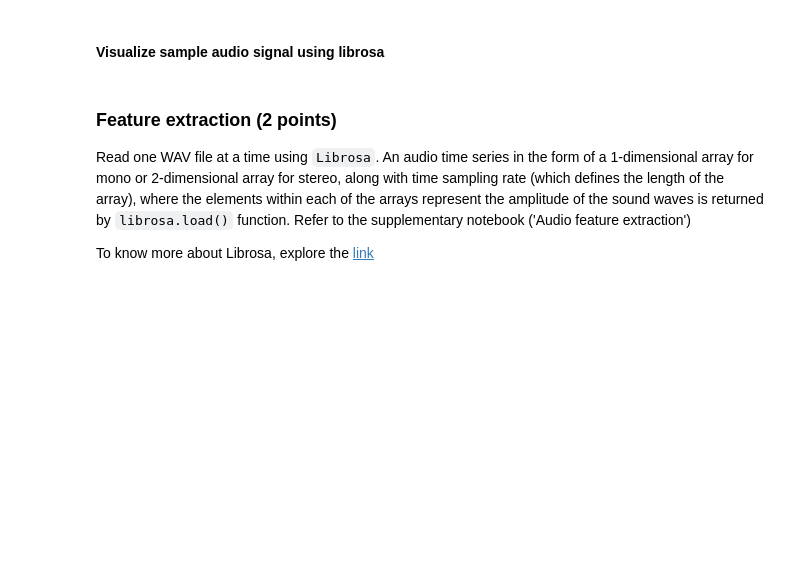
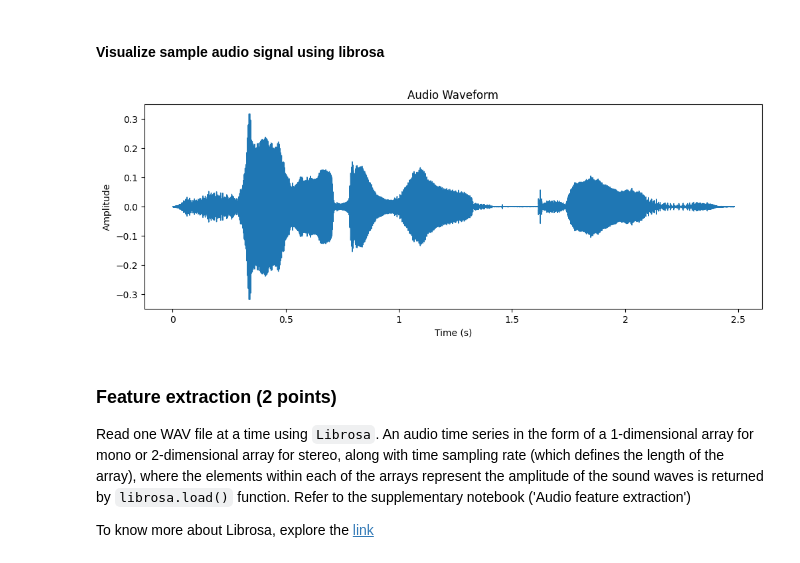
Before and after one commit to Shrutiba/iisc_cds, a Jupyter notebook: M2_NB_MiniProject_3_Emotion_Classification_from_Speech.ipynb, the cells around one changed output. Drawn from its saved outputs; the diff is of its cells as text; code cells hidden in the pictures; blank space fills up the shorter version.

```diff
--- a/M2_NB_MiniProject_3_Emotion_Classification_from_Speech.ipynb
+++ b/M2_NB_MiniProject_3_Emotion_Classification_from_Speech.ipynb
@@ -153,3 +191,19 @@ Hint: `glob.glob`
+# %%
+# YOUR CODE HERE
+audio_data_sample2, sr2 = audio_files[0]
+
+plt.figure(figsize=(12,4))
+librosa.display.waveshow(audio_data, sr=sr)
+
+# Add labels and title
+plt.title('Audio Waveform')
+plt.xlabel('Time (s)')
+plt.ylabel('Amplitude')
+
+# Show the plot
+plt.show()
+# %% [output]
+[figure, added]
 # %% [markdown]
 ### Feature extraction (2 points)
 
```
Also changed, not shown: parts of 12 cells of this notebook.
